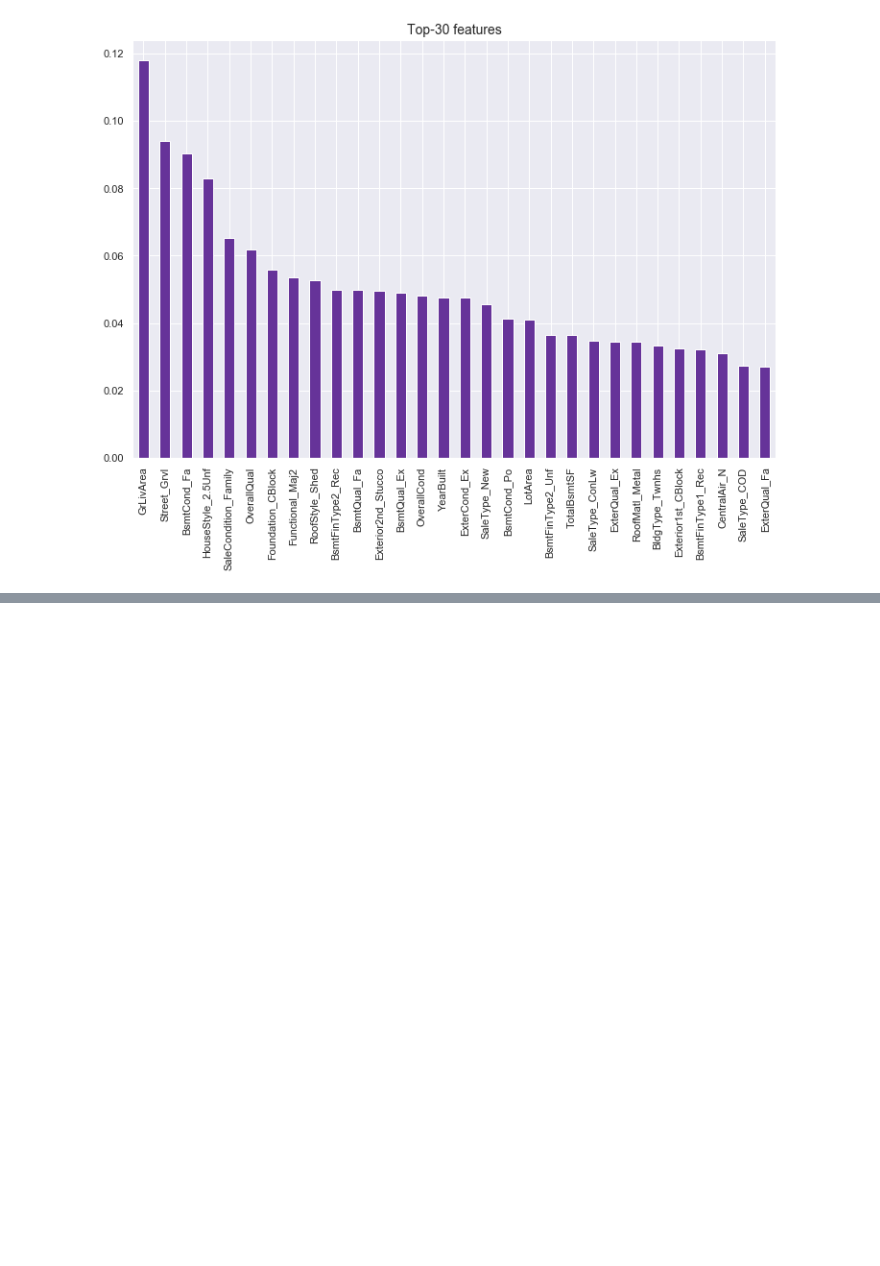
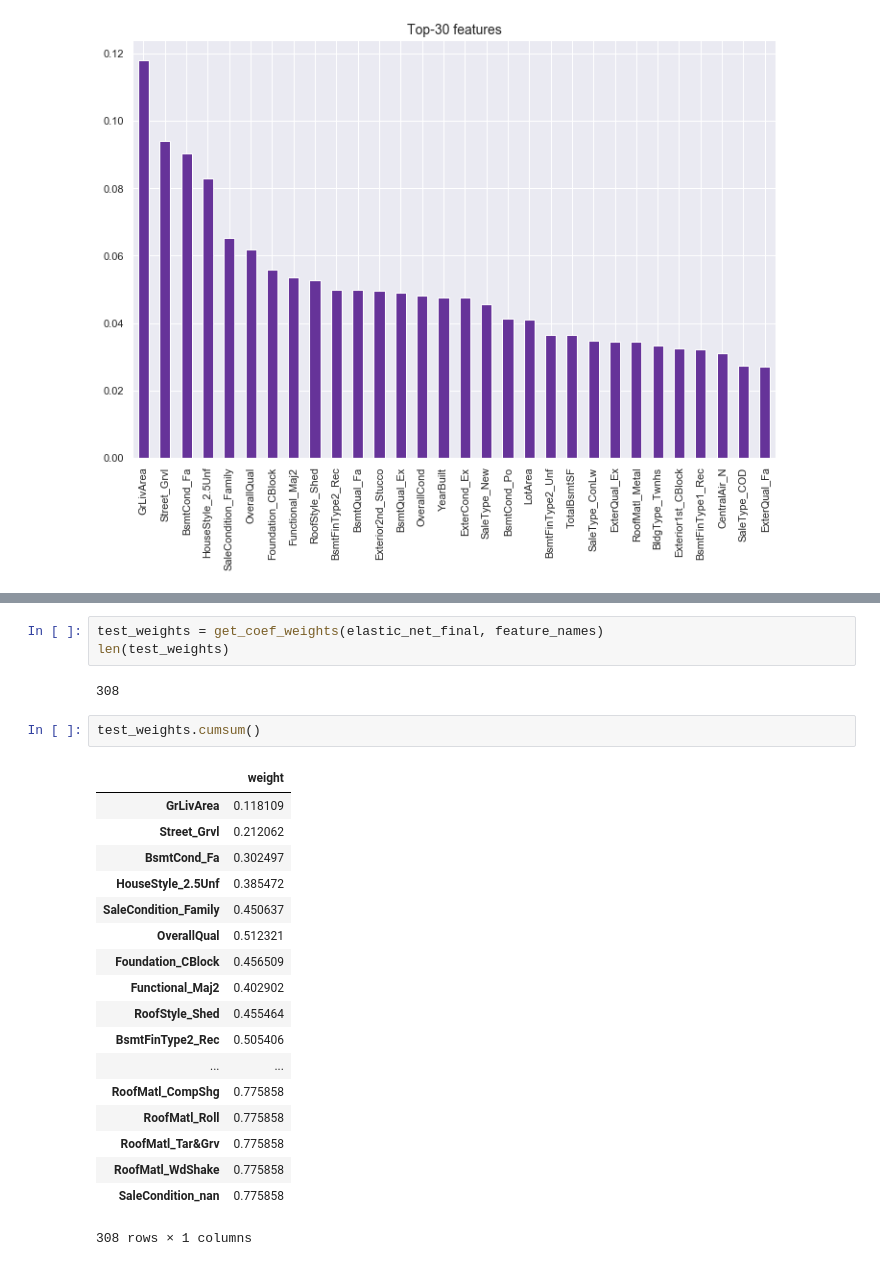
Before and after one commit to rbuerki/projects-ml, a Jupyter notebook: price_prediction_ames_housing/4-Interpretation_Feature_Importance.ipynb, the cells around one changed output, grey strips where cells are left out. Saved outputs shown, nothing was run; the diff lists cells and outputs as text; blank space fills up the shorter version.

```diff
--- a/price_prediction_ames_housing/4-Interpretation_Feature_Importance.ipynb
+++ b/price_prediction_ames_housing/4-Interpretation_Feature_Importance.ipynb
@@ -121,0 +150,26 @@ this equals a reduction of 67.21%
+# %%
+test_weights = get_coef_weights(elastic_net_final, feature_names)
+len(test_weights)
+# %% [output]
+308
+# %%
+test_weights.cumsum()
+# %% [output]
+|  | weight |
+| GrLivArea | 0.118109 |
+| Street_Grvl | 0.212062 |
+| BsmtCond_Fa | 0.302497 |
+| HouseStyle_2.5Unf | 0.385472 |
+| SaleCondition_Family | 0.450637 |
+| OverallQual | 0.512321 |
+| Foundation_CBlock | 0.456509 |
+| Functional_Maj2 | 0.402902 |
+| RoofStyle_Shed | 0.455464 |
+| BsmtFinType2_Rec | 0.505406 |
+| ... | ... |
+| RoofMatl_CompShg | 0.775858 |
+| RoofMatl_Roll | 0.775858 |
+| RoofMatl_Tar&Grv | 0.775858 |
+| RoofMatl_WdShake | 0.775858 |
+| SaleCondition_nan | 0.775858 |
+308 rows × 1 columns
```
Also changed, not shown: parts of 9 cells of this notebook.
